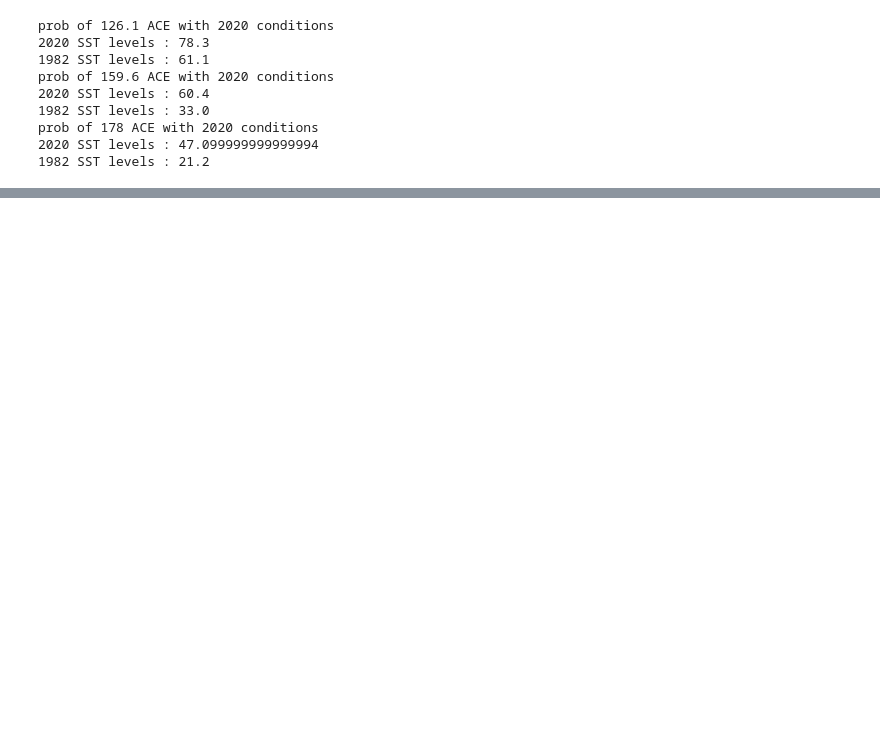
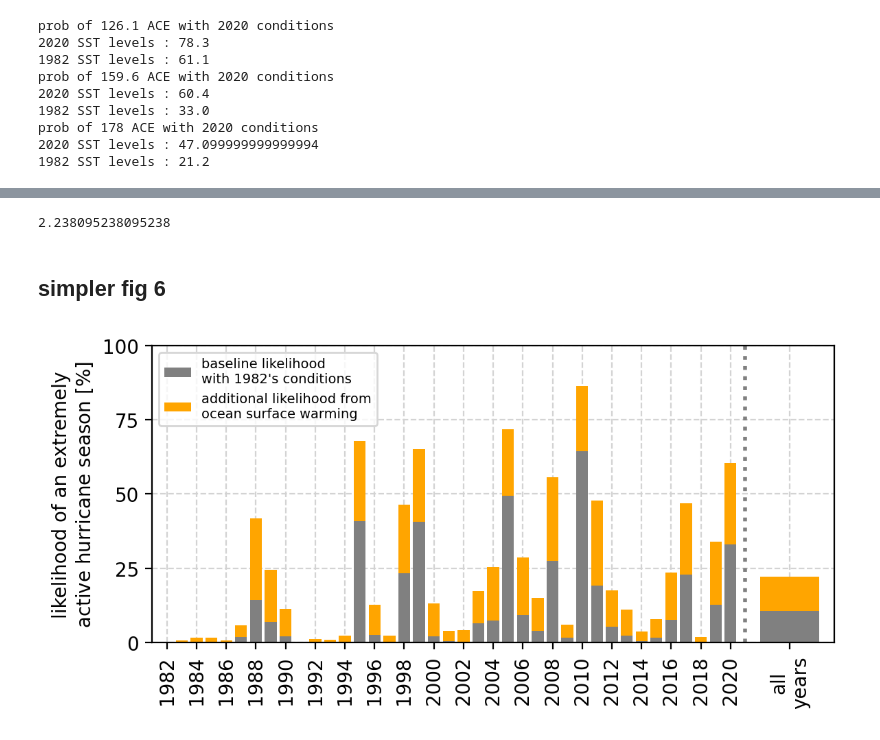
Before and after one commit to peterpeterp/tc_emulator, a Jupyter notebook: 3_counterFactual_scenarios.ipynb, the cells around one changed output, grey strips where cells are left out. Cells and saved outputs as stored; diff of their text form; code cells hidden in the pictures; blank space fills up the shorter version.

```diff
--- a/3_counterFactual_scenarios.ipynb
+++ b/3_counterFactual_scenarios.ipynb
@@ -339,7 +246,7 @@ comps_todo = [
     ]
 N = 1000
 years = range(1982,2021)
-overwrite = True
+overwrite = False
 for dt in comps_todo:
     tag = '_'.join([dt[k] for k in ['g','sL','wS','Emu']])
     print(tag)
@@ -358,7 +265,7 @@ for dt in comps_todo:
         for year in years:
             sst_diff_counterfactual = (sst_counterfacts[scenario].loc[year] - sst_counterfacts['ref'].loc[year]).values
             # print(scenario,year,sst_diff_counterfactual)
-            emu.simulate_sst_counterfactual(name='_%s_shift%s' %(year,scenario), years=[year], sst_shift=sst_diff_counterfactual, N=N, genesis_obj=genesis_obj, wind_obj=wind_obj, end_obj=end_obj, overwrite=True)
+            emu.simulate_sst_counterfactual(name='_%s_shift%s' %(year,scenario), years=[year], sst_shift=sst_diff_counterfactual, N=N, genesis_obj=genesis_obj, wind_obj=wind_obj, end_obj=end_obj, overwrite=overwrite)
             # merged
             if year == 1982:
                 counterFacts['%s SST levels' %(scenario)] = emu._simu
@@ -372,7 +279,7 @@ for dt in comps_todo:
 gWeaLag2Weight_sLWeaNeigh_wS100nnQrSST_Emu0
 # %%
 # counterFacts['%s SST levels' %(1900)].update({'color':'gray', 'lsty':':', 's':-0.3, 'label':'pre-industrial\nSST levels'})
-counterFacts['%s SST levels' %('1982')].update({'color':'c', 'lsty':'--', 's':-0.0, 'label':'1982\nSST levels'})
+counterFacts['%s SST levels' %('1982')].update({'color':'darkcyan', 'lsty':'--', 's':-0.0, 'label':'1982\nSST levels'})
 counterFacts['%s SST levels' %('2020')].update({'color':'darkmagenta', 'lsty':'-', 's':0.3, 'label':'2020\nSST levels'})
 # counterFacts['%s SST levels' %('ref')].update({'color':'k', 'lsty':'-', 's':0.1, 'label':'observed\nSSTs'})
 # %%
@@ -398,6 +305,7 @@ counterFacts['%s SST levels' %('2020')].update({'color':'darkmagenta', 'lsty':'-
     indicator = 'ACE'
     axSST = axes[0,0]
     axSST.fill_between([1982,2020],[27.16]*2,[28.62]*2, color='gray', alpha=0.3)
+    axSST.set_ylabel('SST averaged\nover the MDR [°C]')
     axM = axes[1,0]
     # tmpCur = counterFacts['all_2009-2018SST'][indicator]
     for scen,DT in counterFacts.items():
@@ -705,9 +631,10 @@ prob of 178 ACE with 2020 conditions
 2020 SST levels : 47.099999999999994
 1982 SST levels : 21.2
 # %%
-print('prob of 178 ACE with 2005 conditions')
-for scen in ['%s SST levels' %(yr) for yr in [2020,1982]]:
-    DT = counterFacts[scen]
-    tmp = DT['ACE'].loc[2005]
-    print('%s : %s' %(scen, np.sum(tmp > 178).values / tmp.values.flatten().shape[0] * 100))
+for year in [1983,1985,2005,2020]:
+    print('prob of 178 ACE with %s conditions' %(year))
+    for scen in ['%s SST levels' %(yr) for yr in [2020,1982]]:
+        DT = counterFacts[scen]
+        tmp = DT['ACE'].loc[year]
+        print('%s : %s' %(scen, np.sum(tmp > 178).values / tmp.values.flatten().shape[0] * 100))
 # %% [output]
@@ -716,0 +653,51 @@ prob of 178 ACE with 2005 conditions
+# %%
+47/21
+# %% [output]
+2.238095238095238
+# %% [markdown]
+## simpler fig 6
+# %%
+counterFacts['%s SST levels' %('1982')]['color'] = 'gray'
+counterFacts['%s SST levels' %('2020')]['color'] = 'orange'
+all_years = np.arange(1982,2021,1)
+
+year_groups = {
+    0 : {'years':all_years, 'color':'blue', 'label':'all years', 'lsty':'-', 'eva':0.5, 'short':'all years'},
+}
+plt.close('all')
+plt.rc('grid', linestyle="--", color='lightgray')
+fig,ax = plt.subplots(nrows=1, ncols=1, figsize=(6,3), dpi=200, facecolor='w', sharey='row',
+                            constrained_layout=True)
+indicator = 'ACE'
+
+aces = [[159.6, 3, 'red','extremely active seasons (ACE > 159.6)']]
+for ace,r,color,name in aces:
+    for scen in ['%s SST levels' %(yr) for yr in [2020,1982]]:
+        DT = counterFacts[scen]
+        tmp = DT[indicator]
+        for yr in tmp.year.values:
+            y = np.sum(tmp.loc[yr]>ace).values / tmp.loc[yr].values.flatten().shape[0] * 100
+            ax.bar(x=yr,height = y, color=DT['color'], zorder=2)
+
+        for x,yrDT in year_groups.items():
+            tmp_ = tmp[np.isin(tmp.year,yrDT['years']),:]
+            y = np.sum(tmp_>ace).values / tmp_.values.flatten().shape[0] * 100
+            ax.bar(x=2024, height = y, width=4, color=DT['color'], zorder=2)
+
+ax.bar(x=3, height=3, color=counterFacts['%s SST levels' %('1982')]['color'], label='baseline likelihood\nwith 1982\'s conditions')
+ax.bar(x=3, height=3, color=counterFacts['%s SST levels' %('2020')]['color'], label='additional likelihood from\nocean surface warming')
+
+ax.legend(loc='upper left', fontsize=7)
+ax.axvline(x=2021, color='gray', linestyle=':', linewidth=2)
+ax.grid(zorder=0)
+ax.set_ylim(0,100)
+ax.set_xlim(1981,2027)
+ax.set_yticks(np.arange(0,110,25))
+ax.set_ylabel('likelihood of an extremely\nactive hurricane season [$\%$]')
+ax.set_xticks(list(np.arange(1982,2022,2)) + [2024])
+ax.set_xticklabels(list(np.arange(1982,2022,2)) + ['all\nyears'], rotation=90)
+
+plt.tight_layout()
+plt.savefig(emu._dir+'/'+emu._tag+'/counter_2011-2020/'+indicator+'_yearly_probs_simple.png', bbox_inches='tight', dpi=200)
+# %% [output]
+[figure, added]
```
Also changed, not shown: parts of 12 cells of this notebook.
